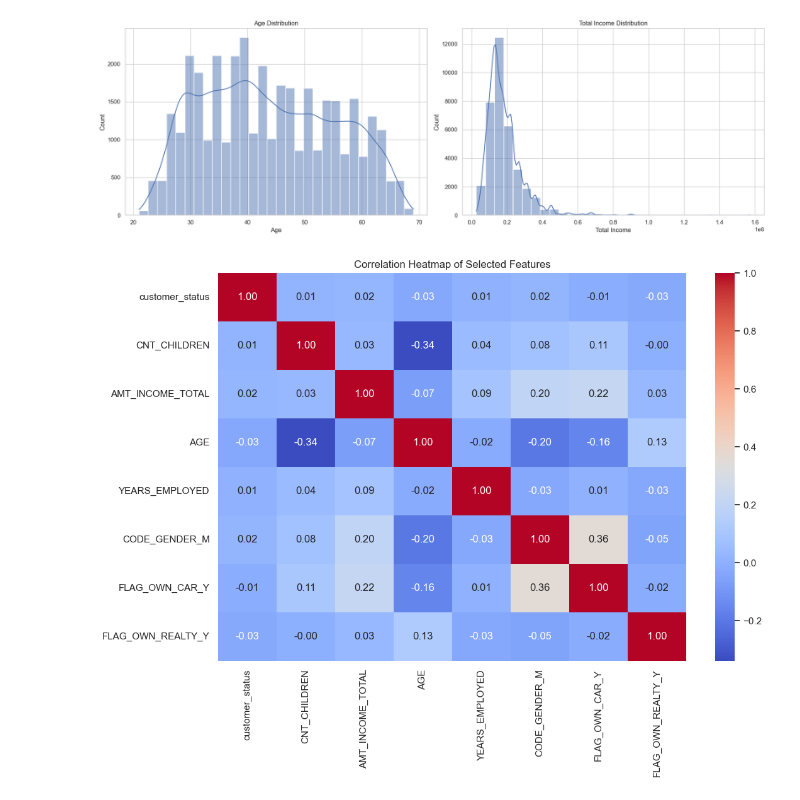
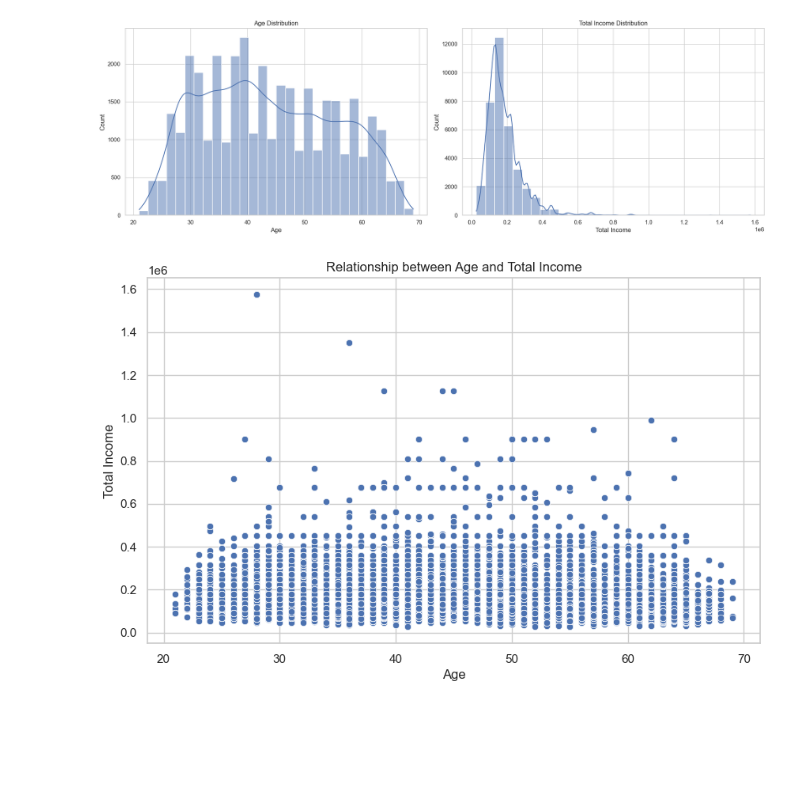
Before and after one commit to kobe-777/project-2, a Jupyter notebook: kobe/project-2.ipynb, the cells around one changed output. Drawn from its saved outputs; the diff is of its cells as text; code cells hidden in the pictures; blank space fills up the shorter version.

```diff
--- a/kobe/project-2.ipynb
+++ b/kobe/project-2.ipynb
@@ -405,25 +447,12 @@ plt.tight_layout()
 plt.show()
 # %% [output]
 [figure]
-# %%
-# Selecting a subset of key features for correlation analysis
-selected_features = ['customer_status', 'CNT_CHILDREN', 'AMT_INCOME_TOTAL',
-                     'AGE', 'YEARS_EMPLOYED',
-                     'CODE_GENDER_M', 'FLAG_OWN_CAR_Y', 'FLAG_OWN_REALTY_Y']
-
-# One-hot encoding for the selected categorical variables
-merged_df_subset = pd.get_dummies(merged_df, columns=['CODE_GENDER', 'FLAG_OWN_CAR', 'FLAG_OWN_REALTY'])
-
-# Keeping only the selected features
-merged_df_subset = merged_df_subset[selected_features]
-
-# Calculating the correlation matrix for the subset
-corr_matrix_subset = merged_df_subset.corr()
-
-# Plotting the heatmap for the subset
-plt.figure(figsize=(12, 8))
-sns.heatmap(corr_matrix_subset, annot=True, fmt=".2f", cmap='coolwarm')
-plt.title('Correlation Heatmap of Selected Features')
-plt.show()
-# %% [output]
-[figure, removed]
+# %%
+plt.figure(figsize=(10, 6))
+sns.scatterplot(x='AGE', y='AMT_INCOME_TOTAL', data=merged_df)
+plt.title('Relationship between Age and Total Income')
+plt.xlabel('Age')
+plt.ylabel('Total Income')
+plt.show()
+# %% [output]
+[figure, added]
```
Also changed, not shown: parts of 50 cells of this notebook.
